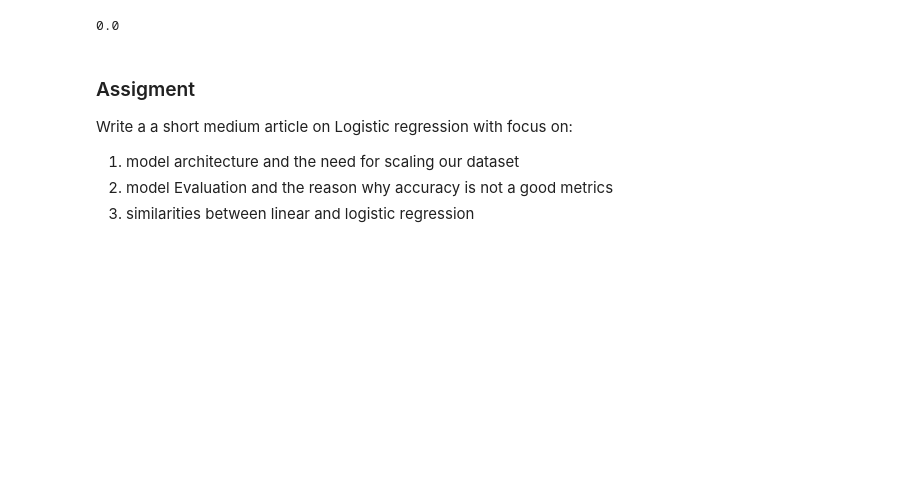
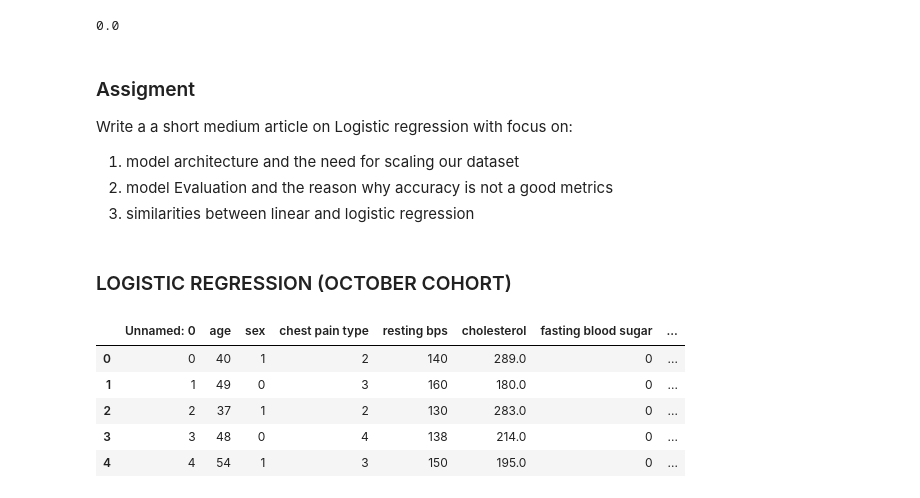
Before and after one commit to Muyiiwaa/machine_learning_notes, a Jupyter notebook: supervised_learning/logistic_regression.ipynb, the cells around one changed output. Drawn from its saved outputs; the diff is of its cells as text; code cells hidden in the pictures; blank space fills up the shorter version.

```diff
--- a/supervised_learning/logistic_regression.ipynb
+++ b/supervised_learning/logistic_regression.ipynb
@@ -152,3 +152,5 @@ Write a a short medium article on Logistic regression with focus on:
 1. model architecture and the need for scaling our dataset
 2. model Evaluation and the reason why accuracy is not a good metrics
 3. similarities between linear and logistic regression
+# %% [markdown]
+### LOGISTIC REGRESSION (OCTOBER COHORT)
@@ -154,0 +169,10 @@ Write a a short medium article on Logistic regression with focus on:
+# %%
+data = pd.read_csv(r'C:\Users\hp\Desktop\machine-learning-notes\data\heart_disease.csv')
+data.head(5)
+# %% [output]
+|  | Unnamed: 0 | age | sex | chest pain type | resting bps | cholesterol | fasting blood sugar | ... |
+| 0 | 0 | 40 | 1 | 2 | 140 | 289.0 | 0 | ... |
+| 1 | 1 | 49 | 0 | 3 | 160 | 180.0 | 0 | ... |
+| 2 | 2 | 37 | 1 | 2 | 130 | 283.0 | 0 | ... |
+| 3 | 3 | 48 | 0 | 4 | 138 | 214.0 | 0 | ... |
+| 4 | 4 | 54 | 1 | 3 | 150 | 195.0 | 0 | ... |
```
Also changed, not shown: parts of 13 cells of this notebook, 1 other file.
